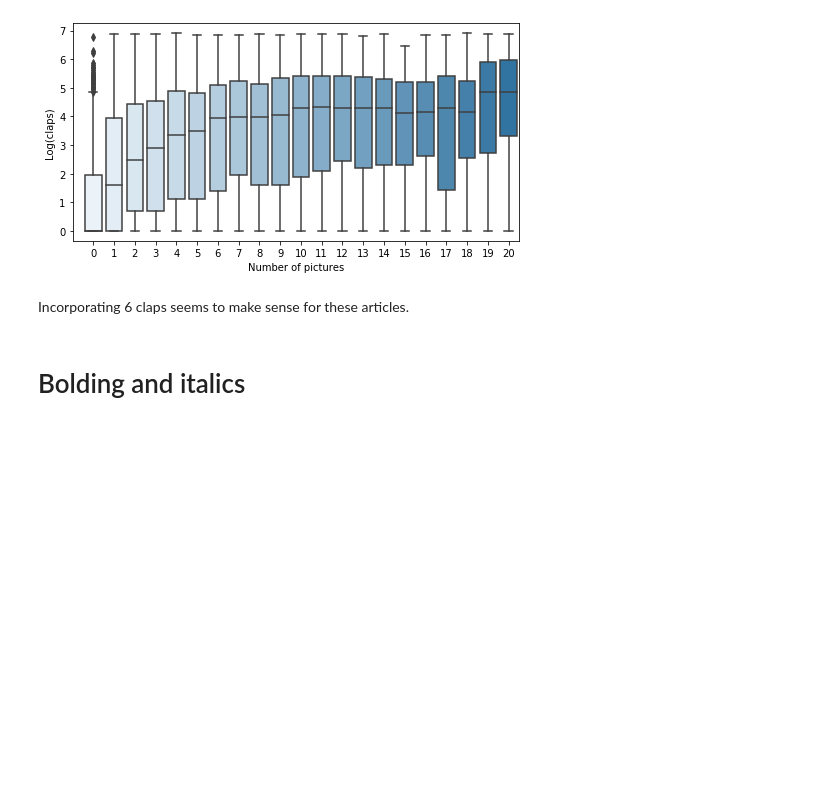
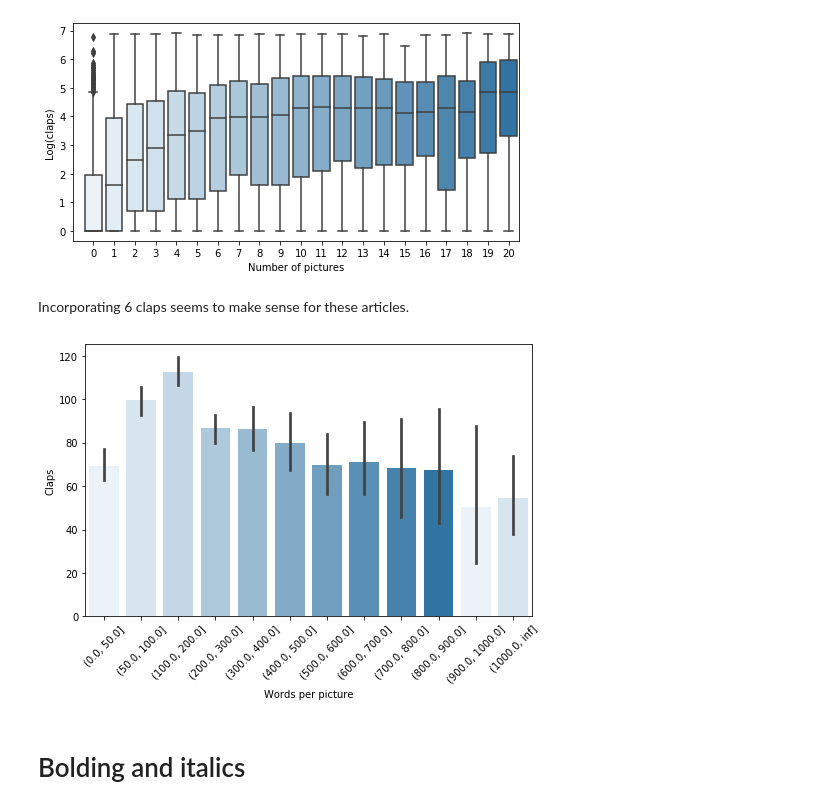
Before and after one commit to collindching/maximizing-medium-claps, a Jupyter notebook: 5 - Visualizations.ipynb, the cells around one changed output. Drawn from its saved outputs; the diff is of its cells as text; code cells hidden in the pictures; blank space fills up the shorter version.

```diff
--- a/5 - Visualizations.ipynb
+++ b/5 - Visualizations.ipynb
@@ -135,5 +101,21 @@ plt.savefig('img/pictures_boxplot.png')
 [figure]
 # %% [markdown]
 Incorporating 6 claps seems to make sense for these articles.
+# %%
+plt.figure(figsize=(8,5))
+
+sns.barplot(
+    pd.cut(df['article_length']/(df['n_pics']+1),
+           [0, 50, 100, 200,300,400,500,600,700,800,900,1000,np.inf]),
+    df['n_claps'],
+    palette=sns.light_palette("#1f77b4",10)
+)
+plt.xticks(rotation=45)
+plt.xlabel('Words per picture')
+plt.ylabel('Claps')
+
+plt.savefig('img/words_per_pic_barplot.png',bbox_inches='tight')
+# %% [output]
+[figure, added]
 # %% [markdown]
 # Bolding and italics
```
Also changed, not shown: parts of 15 cells of this notebook, 12 other files.
